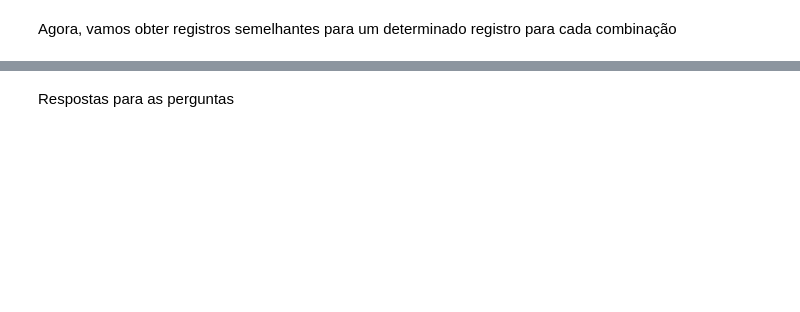
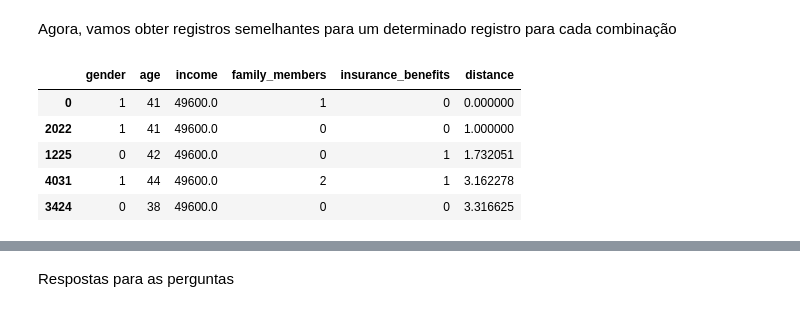
Before and after one commit to FSzekut/vetorizacao, a Jupyter notebook: Notebooks/vetorization_regeression.ipynb, the cells around one changed output, grey strips where cells are left out. Cells and saved outputs as stored; diff of their text form; code cells hidden in the pictures; blank space fills up the shorter version.

```diff
--- a/Notebooks/vetorization_regeression.ipynb
+++ b/Notebooks/vetorization_regeression.ipynb
@@ -142,8 +169,9 @@ def get_knn(df, n, k, metric):
     :param metric: nome da métrica de distância
     """
 
-    nbrs = # <escreva seu código aqui>
-    nbrs_distances, nbrs_indices = nbrs.kneighbors([df.iloc[n][feature_names]], k, return_distance=True)
+    nbrs = sklearn.neighbors.NearestNeighbors(n_neighbors=k, metric=metric)
+    nbrs.fit(df[feature_names])
+    nbrs_distances, nbrs_indices = nbrs.kneighbors([df.iloc[n][feature_names]], return_distance=True)
 
     df_res = pd.concat([
         df.iloc[nbrs_indices[0]],
@@ -165,2 +200,11 @@ df_scaled.sample(5)
 # %% [markdown]
 Agora, vamos obter registros semelhantes para um determinado registro para cada combinação
+# %%
+get_knn(df, n=0, k=5, metric='euclidean')
+# %% [output]
+|  | gender | age | income | family_members | insurance_benefits | distance |
+| 0 | 1 | 41 | 49600.0 | 1 | 0 | 0.000000 |
+| 2022 | 1 | 41 | 49600.0 | 0 | 0 | 1.000000 |
+| 1225 | 0 | 42 | 49600.0 | 0 | 1 | 1.732051 |
+| 4031 | 1 | 44 | 49600.0 | 2 | 1 | 3.162278 |
+| 3424 | 0 | 38 | 49600.0 | 0 | 0 | 3.316625 |
```
Also changed, not shown: parts of 26 cells of this notebook.
